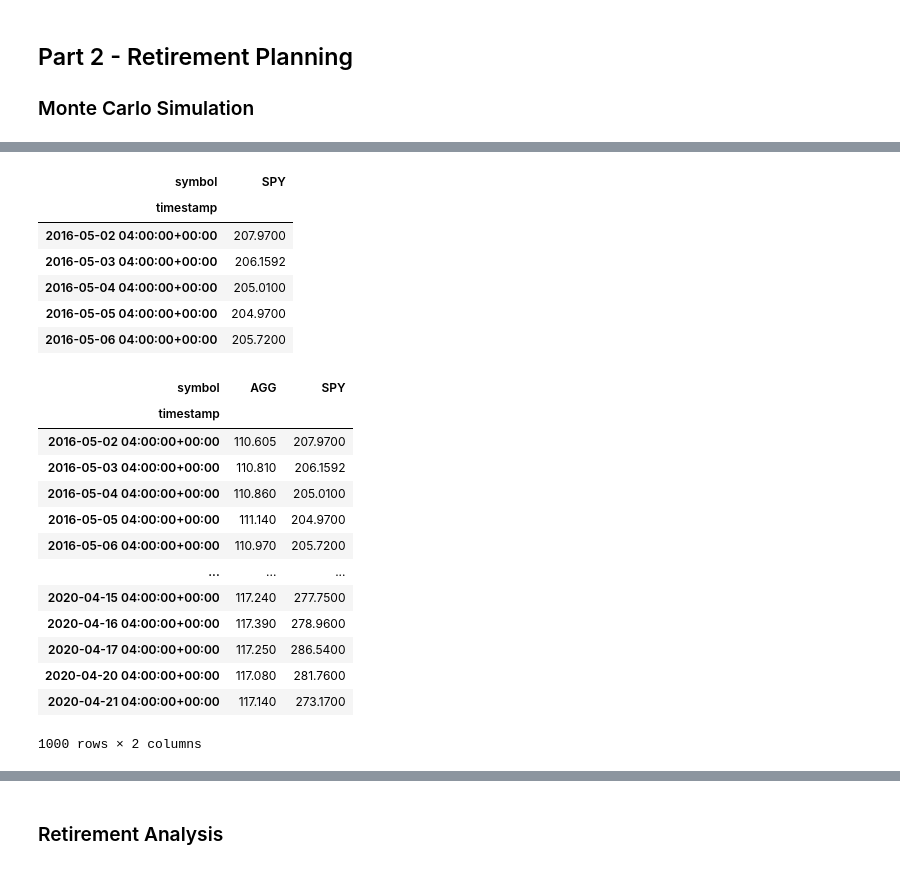
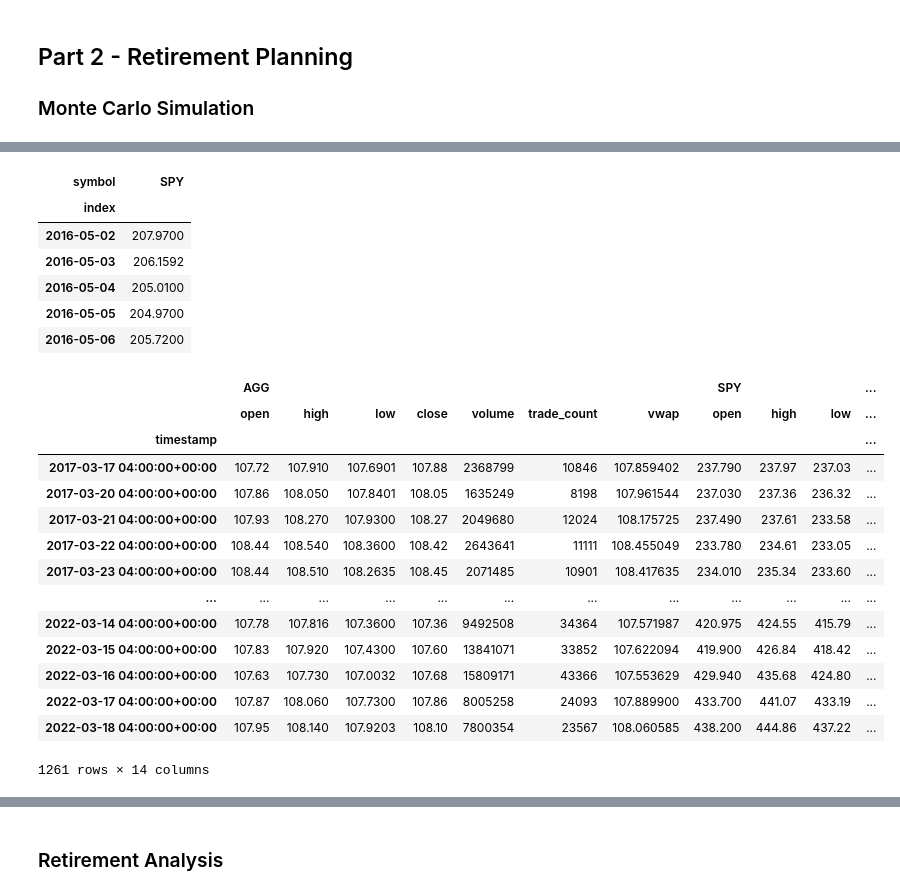
Before and after one commit to kxh3/api-homework05, a Jupyter notebook: 05-APIs/Instructions/Starter_Code/financial-planner.ipynb, the cells around one changed output, grey strips where cells are left out. Cells and saved outputs as stored; diff of their text form; code cells hidden in the pictures.

```diff
--- a/05-APIs/Instructions/Starter_Code/financial-planner.ipynb
+++ b/05-APIs/Instructions/Starter_Code/financial-planner.ipynb
@@ -197,37 +195,54 @@ df_spy_data = api.get_bars(tickers,
 TimeFrame.Day,
 start=start_date,
 end=end_date, limit=1000).df
-
+df_spy_data.index = df_spy_data.index.date
+df_spy_data = df_spy_data.reset_index()
 # Display sample data
-spy_closes = df_spy_data.pivot_table(values="close", index="timestamp", columns="symbol")
-spy_closes.head()
+df_spy_data = df_spy_data.pivot_table(values="close", index='index', columns="symbol")
+df_spy_data.head()
 # %% [output]
 | symbol | SPY |
-| timestamp |  |
-| 2016-05-02 04:00:00+00:00 | 207.9700 |
-| 2016-05-03 04:00:00+00:00 | 206.1592 |
-| 2016-05-04 04:00:00+00:00 | 205.0100 |
-| 2016-05-05 04:00:00+00:00 | 204.9700 |
-| 2016-05-06 04:00:00+00:00 | 205.7200 |
+| index |  |
+| 2016-05-02 | 207.9700 |
+| 2016-05-03 | 206.1592 |
+| 2016-05-04 | 205.0100 |
+| 2016-05-05 | 204.9700 |
+| 2016-05-06 | 205.7200 |
+# %%
+tradeapi = REST()
+# %%
+def get_company(ticker, start, end, tradeapi):
+    return tradeapi.get_bars(
+        ticker,
+        TimeFrame.Day,
+        start,
+        end
+    ).df
+# %%
+my_df = {
+    "AGG":get_company("AGG", "2017-03-17", "2022-03-18", api),
+    "SPY":get_company("SPY", "2017-03-17", "2022-03-18", api)
+}
 # %%
 #Concat the two data sets
-combined_stocks = pd.concat([agg_closes, spy_closes], axis='columns', join='inner')
+combined_stocks = pd.concat(my_df.values(), keys= my_df.keys(), axis='columns' )
 combined_stocks
 # %% [output]
-| symbol | AGG | SPY |
-| timestamp |  |  |
-| 2016-05-02 04:00:00+00:00 | 110.605 | 207.9700 |
-| 2016-05-03 04:00:00+00:00 | 110.810 | 206.1592 |
-| 2016-05-04 04:00:00+00:00 | 110.860 | 205.0100 |
-| 2016-05-05 04:00:00+00:00 | 111.140 | 204.9700 |
-| 2016-05-06 04:00:00+00:00 | 110.970 | 205.7200 |
-| ... | ... | ... |
-| 2020-04-15 04:00:00+00:00 | 117.240 | 277.7500 |
-| 2020-04-16 04:00:00+00:00 | 117.390 | 278.9600 |
-| 2020-04-17 04:00:00+00:00 | 117.250 | 286.5400 |
-| 2020-04-20 04:00:00+00:00 | 117.080 | 281.7600 |
-| 2020-04-21 04:00:00+00:00 | 117.140 | 273.1700 |
+|  | AGG |  |  |  |  |  |  | SPY |  |  | ... |
+|  | open | high | low | close | volume | trade_count | vwap | open | high | low | ... |
+| timestamp |  |  |  |  |  |  |  |  |  |  | ... |
+| 2017-03-17 04:00:00+00:00 | 107.72 | 107.910 | 107.6901 | 107.88 | 2368799 | 10846 | 107.859402 | 237.790 | 237.97 | 237.03 | ... |
+| 2017-03-20 04:00:00+00:00 | 107.86 | 108.050 | 107.8401 | 108.05 | 1635249 | 8198 | 107.961544 | 237.030 | 237.36 | 236.32 | ... |
+| 2017-03-21 04:00:00+00:00 | 107.93 | 108.270 | 107.9300 | 108.27 | 2049680 | 12024 | 108.175725 | 237.490 | 237.61 | 233.58 | ... |
+| 2017-03-22 04:00:00+00:00 | 108.44 | 108.540 | 108.3600 | 108.42 | 2643641 | 11111 | 108.455049 | 233.780 | 234.61 | 233.05 | ... |
+| 2017-03-23 04:00:00+00:00 | 108.44 | 108.510 | 108.2635 | 108.45 | 2071485 | 10901 | 108.417635 | 234.010 | 235.34 | 233.60 | ... |
+| ... | ... | ... | ... | ... | ... | ... | ... | ... | ... | ... | ... |
+| 2022-03-14 04:00:00+00:00 | 107.78 | 107.816 | 107.3600 | 107.36 | 9492508 | 34364 | 107.571987 | 420.975 | 424.55 | 415.79 | ... |
+| 2022-03-15 04:00:00+00:00 | 107.83 | 107.920 | 107.4300 | 107.60 | 13841071 | 33852 | 107.622094 | 419.900 | 426.84 | 418.42 | ... |
+| 2022-03-16 04:00:00+00:00 | 107.63 | 107.730 | 107.0032 | 107.68 | 15809171 | 43366 | 107.553629 | 429.940 | 435.68 | 424.80 | ... |
+| 2022-03-17 04:00:00+00:00 | 107.87 | 108.060 | 107.7300 | 107.86 | 8005258 | 24093 | 107.889900 | 433.700 | 441.07 | 433.19 | ... |
+| 2022-03-18 04:00:00+00:00 | 107.95 | 108.140 | 107.9203 | 108.10 | 7800354 | 23567 | 108.060585 | 438.200 | 444.86 | 437.22 | ... |
-1000 rows × 2 columns
+1261 rows × 14 columns
 # %%
 # Configuring a Monte Carlo simulation to forecast 30 years cumulative returns
 thirty_years = MCSimulation(portfolio_data= combined_stocks,
```
Also changed, not shown: parts of 29 cells of this notebook.
